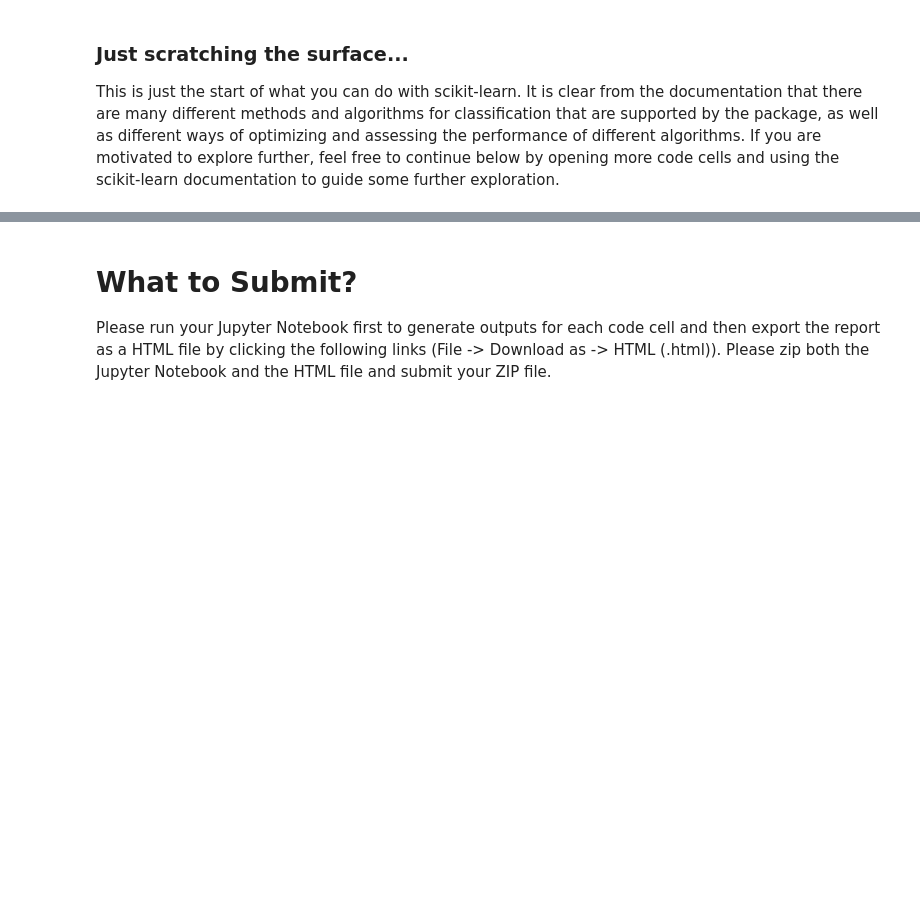
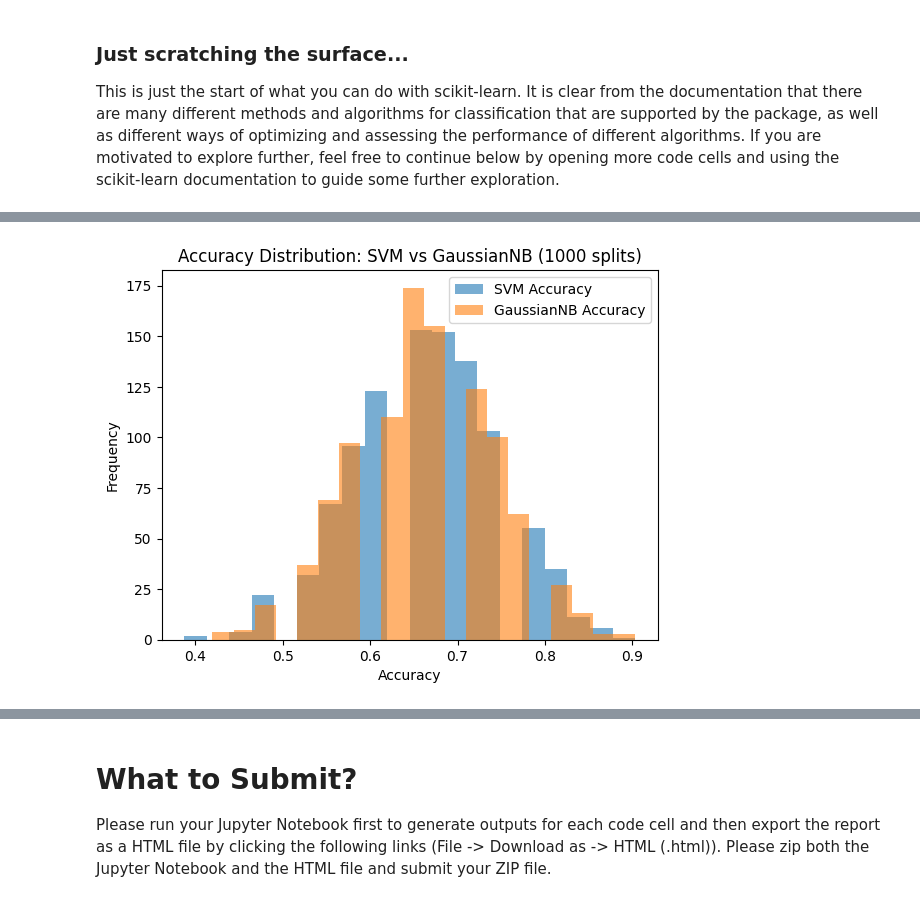
Before and after one commit to Mosizamani/AAI-501, a Jupyter notebook: Assignments/Module 4 Classification Coding Assignment Notebook - updated.ipynb, the cells around one changed output, grey strips where cells are left out. Cells and saved outputs as stored; diff of their text form; code cells hidden in the pictures; blank space fills up the shorter version.

```diff
--- a/Assignments/Module 4 Classification Coding Assignment Notebook - updated.ipynb
+++ b/Assignments/Module 4 Classification Coding Assignment Notebook - updated.ipynb
@@ -393,0 +591,57 @@ This is just the start of what you can do with scikit-learn.  It is clear from t
+# %%
+import matplotlib.pyplot as plt
+from sklearn.model_selection import train_test_split
+from sklearn.preprocessing import StandardScaler
+from sklearn import svm
+from sklearn.naive_bayes import GaussianNB
+from sklearn.metrics import accuracy_score
+
+# Initialize empty lists to collect scores
+all_scores_svm = []
+all_scores_nb = []
+
+# Create classifiers
+clf1 = svm.SVC()
+clf2 = GaussianNB()
+
+# Loop through 1000 different random splits
+for _ in range(1000):
+    # Random train-test split (note lowercase x and y)
+    x_train, x_test, y_train, y_test = train_test_split(
+        x_scaled,
+        y,
+        test_size=0.2,
+        shuffle=True
+        )
+
+    # Scale the data
+    scaler = StandardScaler()
+    x_train_scaled = scaler.fit_transform(x_train)
+    x_test_scaled = scaler.transform(x_test)
+
+    # Train classifiers
+    clf1.fit(x_train_scaled, y_train)
+    clf2.fit(x_train_scaled, y_train)
+
+    # Predict on test data
+    preds1 = clf1.predict(x_test_scaled)
+    preds2 = clf2.predict(x_test_scaled)
+
+    # Compute accuracy
+    score1 = accuracy_score(y_test, preds1)
+    score2 = accuracy_score(y_test, preds2)
+
+    # Append scores
+    all_scores_svm.append(score1)
+    all_scores_nb.append(score2)
+
+# Plot histogram of both models' accuracy
+plt.hist(all_scores_svm, bins=20, alpha=0.6, label='SVM Accuracy')
+plt.hist(all_scores_nb, bins=20, alpha=0.6, label='GaussianNB Accuracy')
+plt.xlabel('Accuracy')
+plt.ylabel('Frequency')
+plt.title('Accuracy Distribution: SVM vs GaussianNB (1000 splits)')
+plt.legend()
+plt.show()
+# %% [output]
+[figure, added]
```
Also changed, not shown: parts of 6 cells of this notebook.
